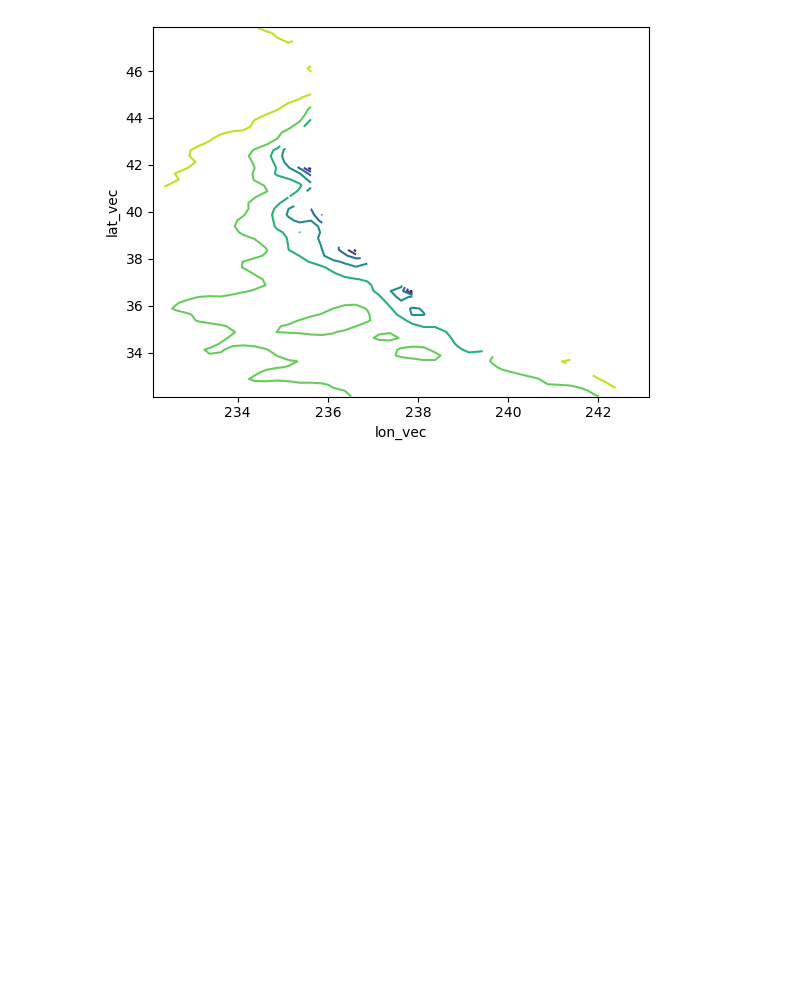
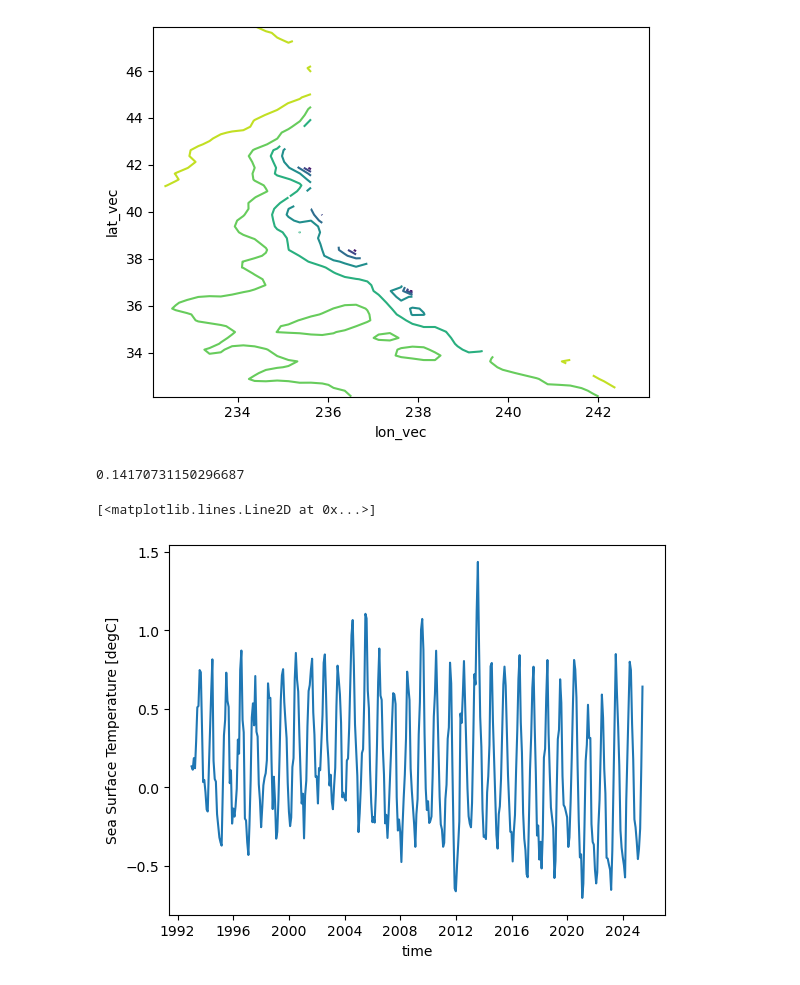
Before and after one commit to brooke-l-hawkins-noaa/mom6-based-esr-indices, a Jupyter notebook: sst_anomaly/sst-comparison.ipynb, the cells around one changed output. Drawn from its saved outputs; the diff is of its cells as text; code cells hidden in the pictures; blank space fills up the shorter version.

Commit message:
add rmse and bias claculations and figures

```diff
--- a/sst_anomaly/sst-comparison.ipynb
+++ b/sst_anomaly/sst-comparison.ipynb
@@ -133,3 +138,21 @@ correlation_map.plot.contour()
 # %% [output]
 <matplotlib.contour.QuadContourSet at 0x...>
 [figure]
+# %%
+# calculate bias
+bias_overall = (sst_mom6_interp.tos - sst_oisst_subset.sst).mean().item()
+bias_time_series = (sst_mom6_interp.tos - sst_oisst_subset.sst).mean(
+    dim=["lat_vec", "lon_vec"]
+)
+bias_map = (sst_mom6_interp.tos - sst_oisst_subset.sst).mean(dim="time")
+# %%
+# print overall bias
+bias_overall
+# %% [output]
+0.14170731150296687
+# %%
+# visualize bias over time
+bias_time_series.plot()
+# %% [output]
+[<matplotlib.lines.Line2D at 0x...>]
+[figure, added]
```
Also changed, not shown: parts of 7 cells of this notebook.
